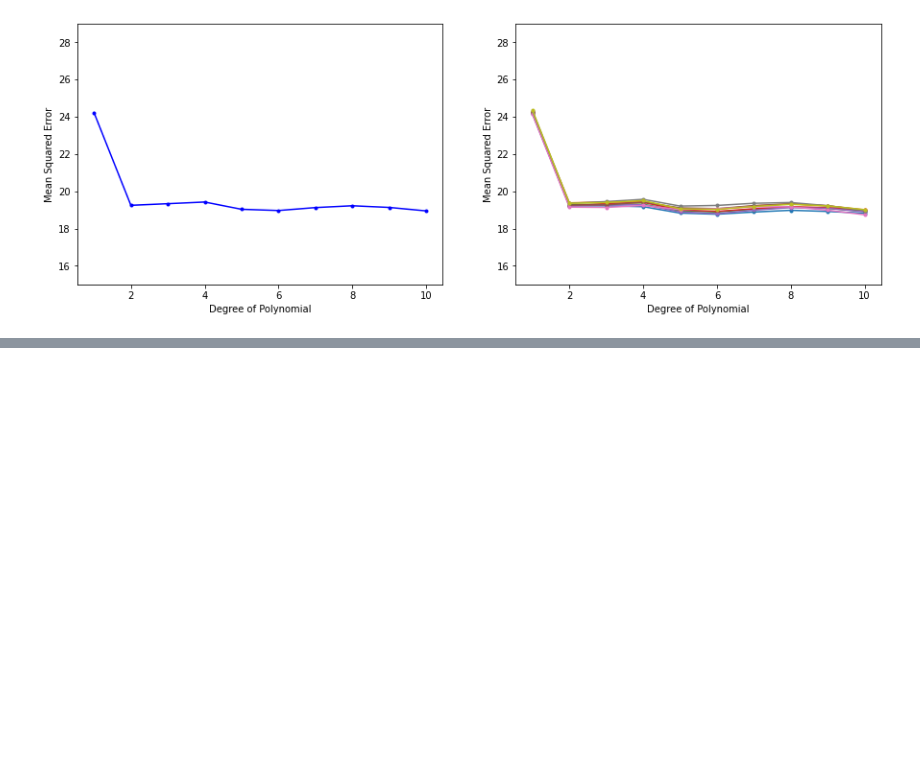
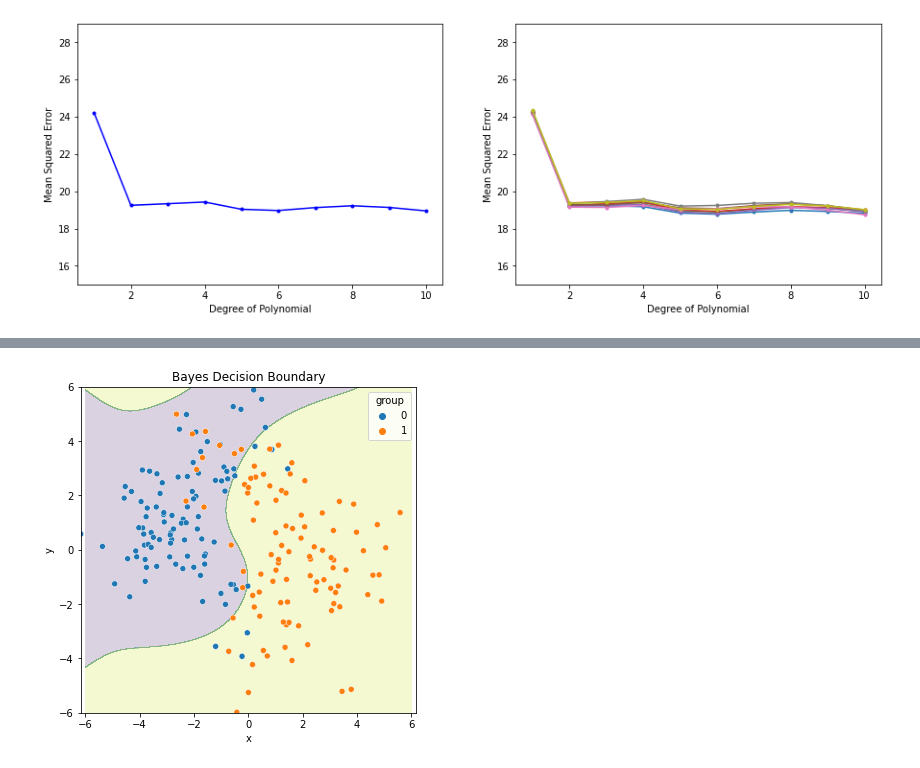
Before and after one commit to mtekant/ISLR_Notes, a Jupyter notebook: Introduction to Statistical Learning, 2nd Edition -- Notes for Ch 5.ipynb, the cells around one changed output, grey strips where cells are left out. Saved outputs shown, nothing was run; the diff lists cells and outputs as text; code cells hidden in the pictures; blank space fills up the shorter version.

```diff
--- a/Introduction to Statistical Learning, 2nd Edition -- Notes for Ch 5.ipynb
+++ b/Introduction to Statistical Learning, 2nd Edition -- Notes for Ch 5.ipynb
@@ -144,0 +188,26 @@ In the n-fold CV method, the sample is separated into n groups. 1 group is held
+# %%
+xes ,ys = np.mgrid[-6:6:0.01,-6:6:0.01]
+pos = np.dstack((xes,ys))
+rv_1 = multivariate_normal(mean1,cov1)
+pdf_1 = rv_1.pdf(pos)
+rv_2 = multivariate_normal(mean2,cov2)
+pdf_2 = rv_2.pdf(pos)
+
+rv_3 = multivariate_normal(mean3,cov3)
+pdf_3 = rv_3.pdf(pos)
+rv_4 = multivariate_normal(mean4,cov4)
+pdf_4 = rv_4.pdf(pos)
+
+img = -pdf_1-pdf_2+pdf_3+pdf_4
+img[img<0] = 0
+img[img>0] = 1
+
+plt.figure(figsize=(6,6))
+plt.contourf(xes,ys,img,alpha=0.2)
+sns.scatterplot(data=data_all,x='x',y='y',hue='group')
+plt.axis('equal')
+plt.ylim(-6,6)
+plt.xlim(-6,6)
+plt.title('Bayes Decision Boundary');
+# %% [output]
+[figure, added]
```
Also changed, not shown: parts of 34 cells of this notebook.
